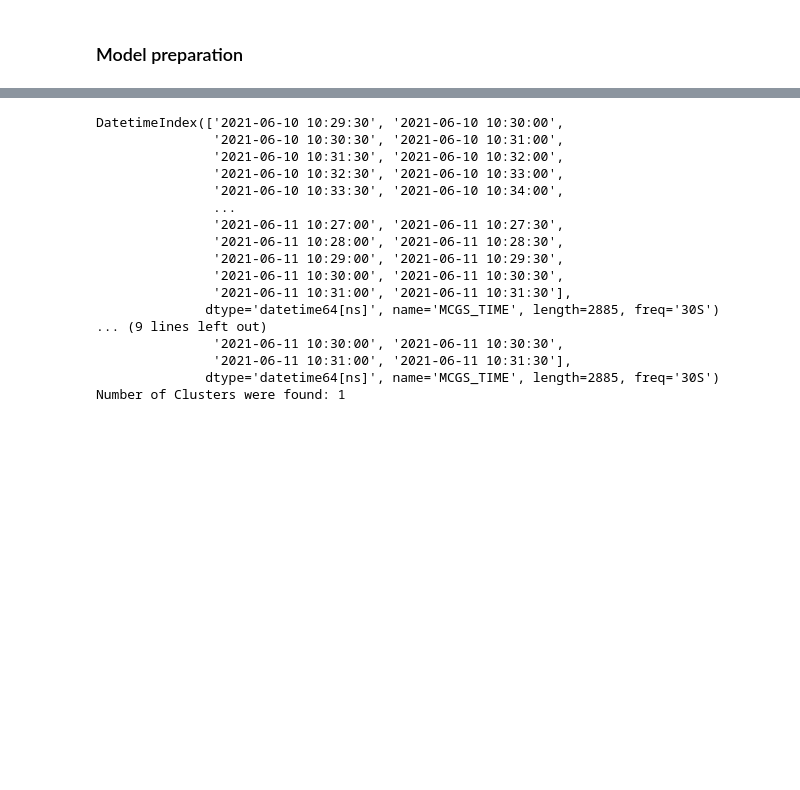
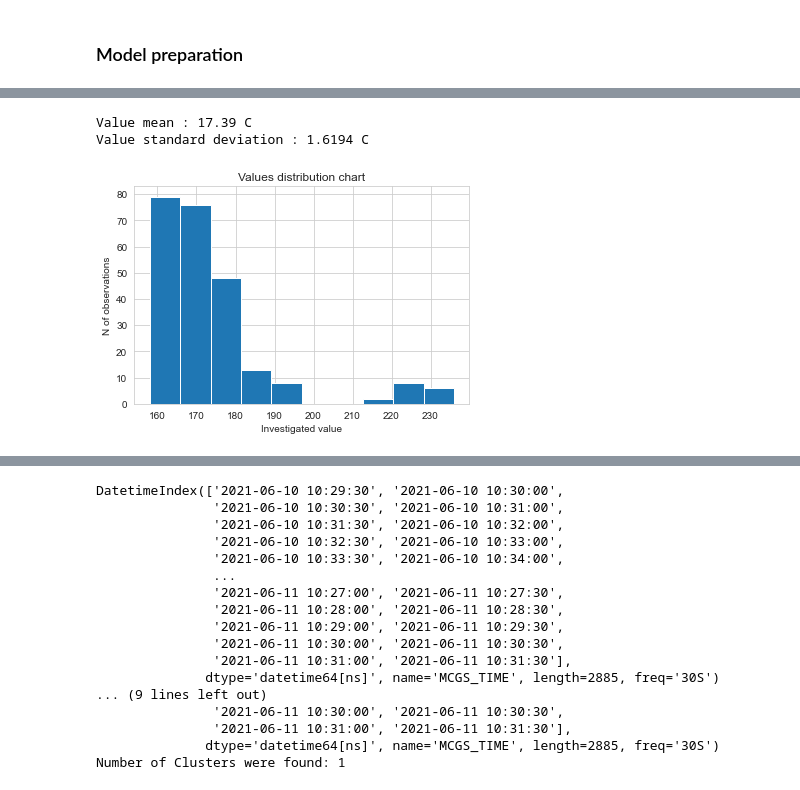
Before and after one commit to 314ka4y/Anomaly-detection-project, a Jupyter notebook: Anomaly_detection.ipynb, the cells around one changed output, grey strips where cells are left out. Cells and saved outputs as stored; diff of their text form; code cells hidden in the pictures; blank space fills up the shorter version.

```diff
--- a/Anomaly_detection.ipynb
+++ b/Anomaly_detection.ipynb
@@ -748,0 +857,9 @@ df_temperatures.loc["2021-06-10 19:30:00",:].hist()
+# %%
+# Lets check voltage sensor reading distribution during different moments of time.
+# idle
+moment = '2021-06-10 18:00:00'
+check_distribution(df_30sec_temp, moment, "temp")
+# %% [output]
+Value mean : 17.39 C
+Value standard deviation : 1.6194 C
+[figure, added]
```
Also changed, not shown: parts of 64 cells of this notebook.
